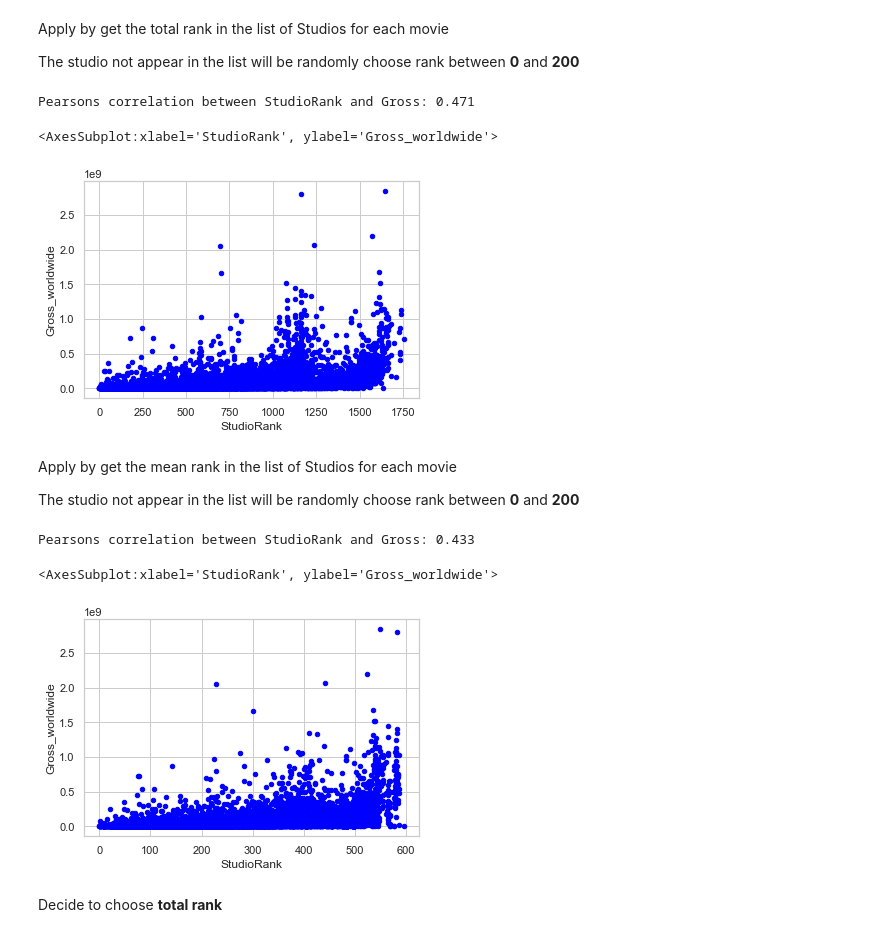
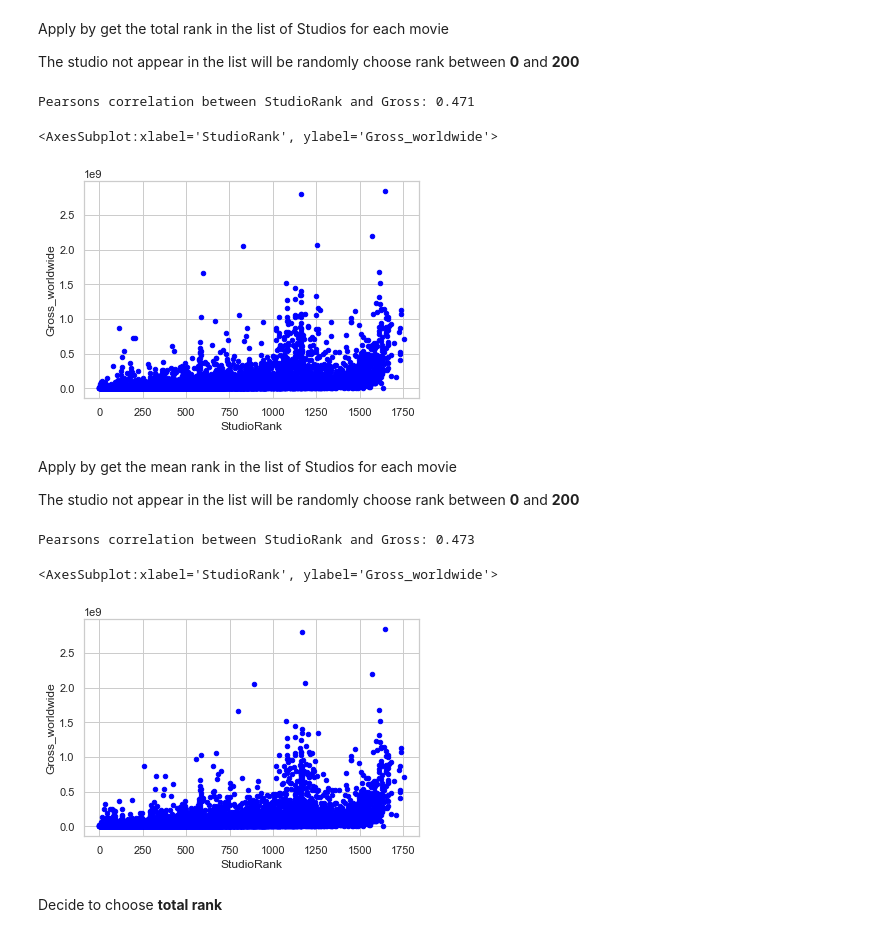
Before and after one commit to theobmgit/bor-prediction-analysis, a Jupyter notebook: notebook/FeatureEngineering.ipynb, the cells around one changed output. Saved outputs shown, nothing was run; the diff lists cells and outputs as text; code cells hidden in the pictures.

```diff
--- a/notebook/FeatureEngineering.ipynb
+++ b/notebook/FeatureEngineering.ipynb
@@ -340,16 +340,13 @@ cols=['Release_Month','Gross_worldwide']
 data.plot.scatter(x='Release_Month',y='Gross_worldwide',color='green')
 plt.title("Scatter plot for Release_Month and Gross")
 #3
-rColor=[2,3,8]
-gColor=[4,5,6,7,11,12]
-bColor=[1,9,10]
+gColor=[6,7,12]
+rColor=[1,2,3,4,5,8,9,10,11]
 colorMap=dict()
+for i in gColor:
+    colorMap[i]='tab:green'
 for i in rColor:
     colorMap[i]='tab:red'
-for i in gColor:
-    colorMap[i]='tab:green'
-for i in bColor:
-    colorMap[i]='tab:blue'
 C=colorMap
 fig = plt.figure(figsize=(8,6))
 sns.scatterplot(data=data,x='Release_Year',y='Gross_worldwide',hue='Release_Month',palette=C)
@@ -1221,7 +1215,7 @@ data2.plot.scatter(x='StudioRank',y='Gross_worldwide',color='blue')
 # %% [output]
 Pearsons correlation between StudioRank and Gross: 0.471
 <AxesSubplot:xlabel='StudioRank', ylabel='Gross_worldwide'>
-[figure, old version]
+[figure, new version]
 # %%
 final['StudioRank']=data2['StudioRank']
 # %% [markdown]
@@ -1231,22 +1225,22 @@ The studio not appear in the list will be randomly choose rank between **0** and
 # %%
 import random
 def getStudioRank(studios):
     total=0
     for studio in studios:
         if studio not in studioRank.keys():
             total+=random.randint(0,200)
             continue
         total+=studioRank[studio]
-    return total/len(studios)
+    return total
 data2=data.copy()
 data2['StudioRank']=data2['Studios'].apply(getStudioRank)
 corr= pearsonr(data2['StudioRank'],data2['Gross_worldwide'])[0]
 print('Pearsons correlation between StudioRank and Gross: %.3f' % corr)
 data2.plot.scatter(x='StudioRank',y='Gross_worldwide',color='blue')
 # %% [output]
-Pearsons correlation between StudioRank and Gross: 0.433
+Pearsons correlation between StudioRank and Gross: 0.473
 <AxesSubplot:xlabel='StudioRank', ylabel='Gross_worldwide'>
-[figure, old version]
+[figure, new version]
 # %% [markdown]
 Decide to choose **total rank**
 # %% [markdown]
```
Also changed, not shown: parts of 15 cells of this notebook, 4 other files.
